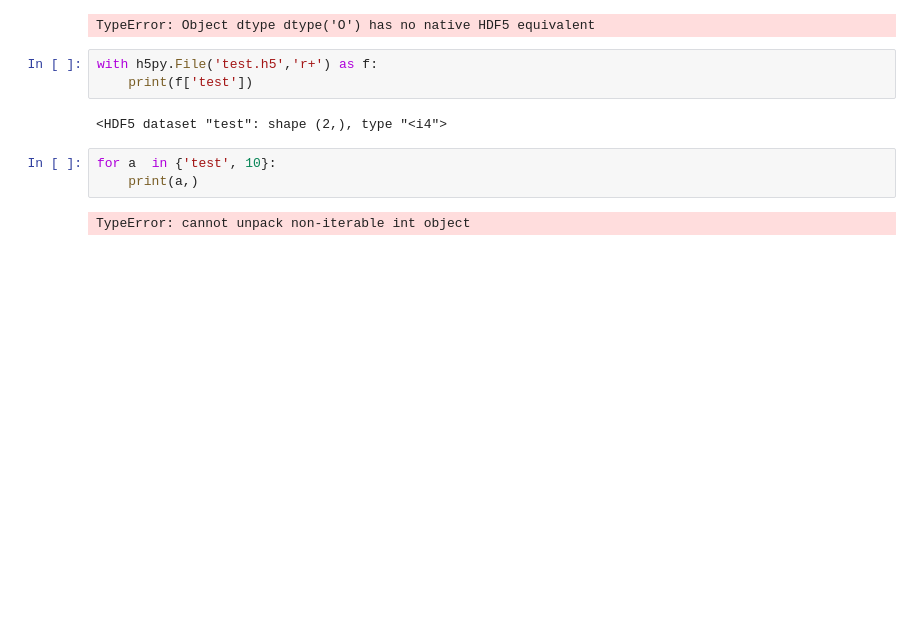
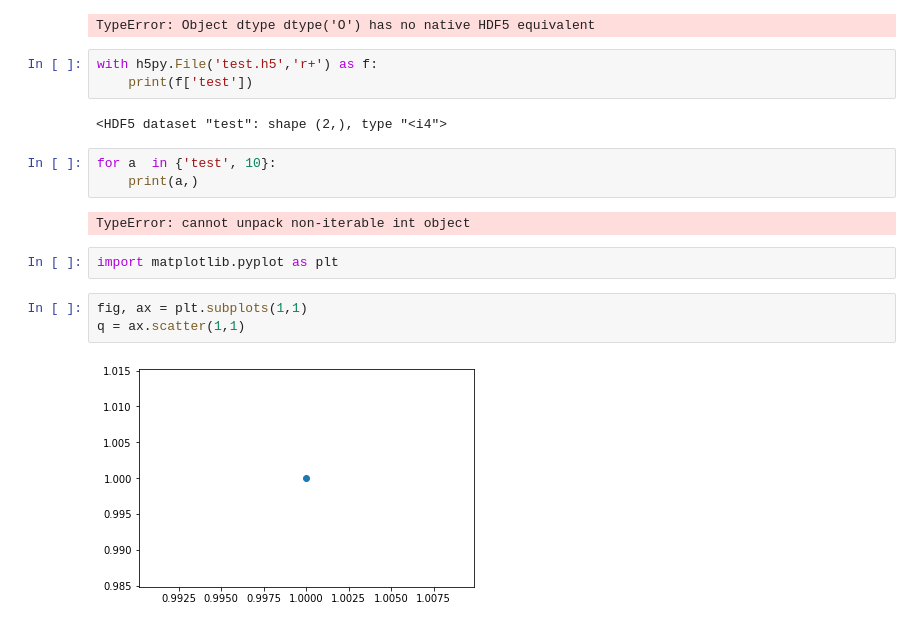
Before and after one commit to pgunnink/magnons-python, a Jupyter notebook: notebooks/datasave_test.ipynb, the cells around one changed output. Saved outputs shown, nothing was run; the diff lists cells and outputs as text; blank space fills up the shorter version.

```diff
--- a/notebooks/datasave_test.ipynb
+++ b/notebooks/datasave_test.ipynb
@@ -17,3 +17,10 @@ for a  in {'test', 10}:
     print(a,)
 # %% [output]
 TypeError: cannot unpack non-iterable int object
+# %%
+import matplotlib.pyplot as plt
+# %%
+fig, ax = plt.subplots(1,1)
+q = ax.scatter(1,1)
+# %% [output]
+[figure, added]
```
Also changed, not shown: parts of 2 cells of this notebook.
